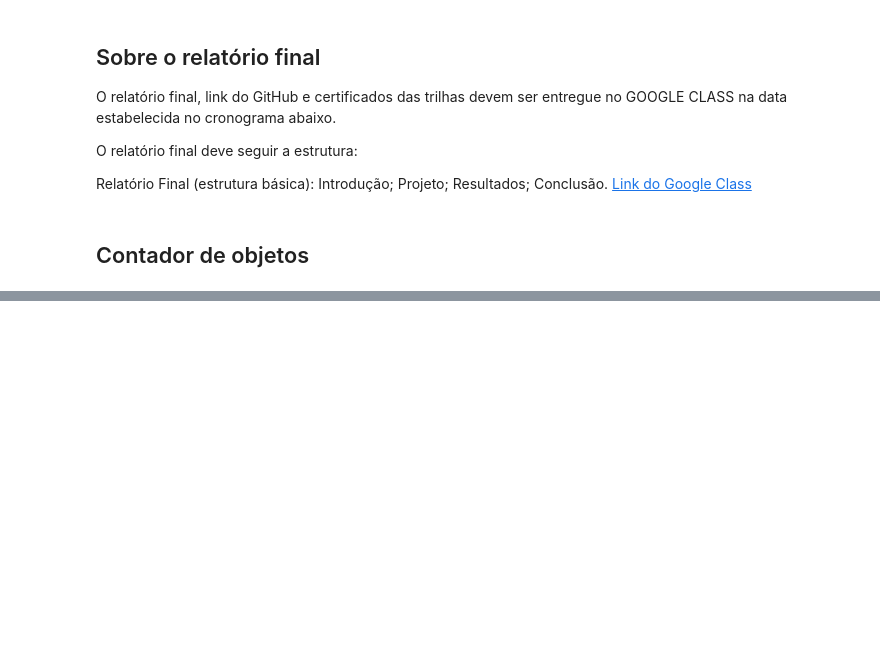
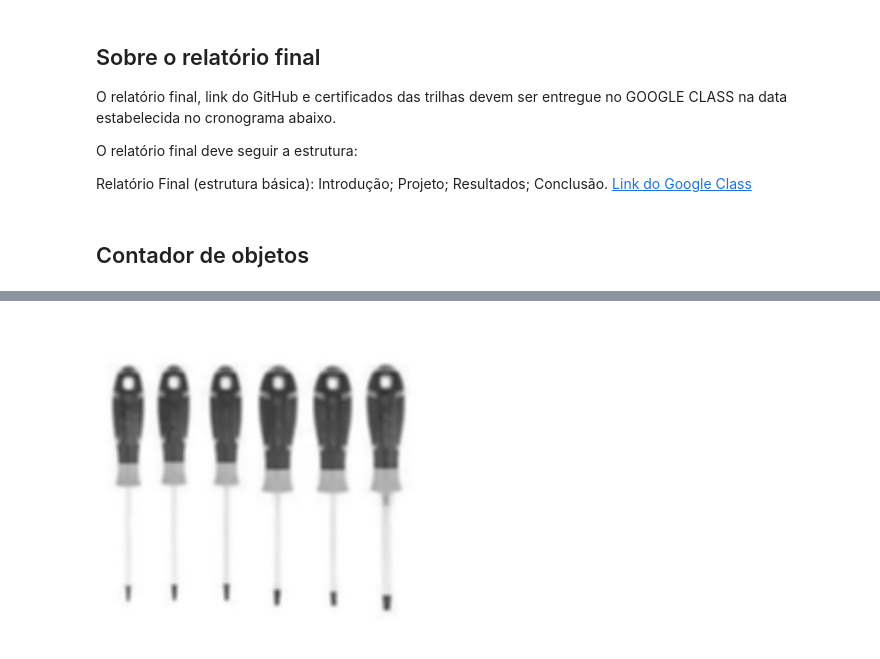
Before and after one commit to ElanDeyan/a3-cg-rv, a Jupyter notebook: A3_CG_E_RV.ipynb, the cells around one changed output, grey strips where cells are left out. Saved outputs shown, nothing was run; the diff lists cells and outputs as text; code cells hidden in the pictures; blank space fills up the shorter version.

```diff
--- a/A3_CG_E_RV.ipynb
+++ b/A3_CG_E_RV.ipynb
@@ -85,0 +92,7 @@ blurred_image = cv2.GaussianBlur(gray_image, (5, 5), 1)
+# %%
+# Aplicar um desfoque para ajudar na detecção de contornos
+blurred_image = cv2.GaussianBlur(morphologified, (5,5), 5)
+
+cv2_imshow(blurred_image)
+# %% [output]
+[figure, added]
```
Also changed, not shown: parts of 12 cells of this notebook.
